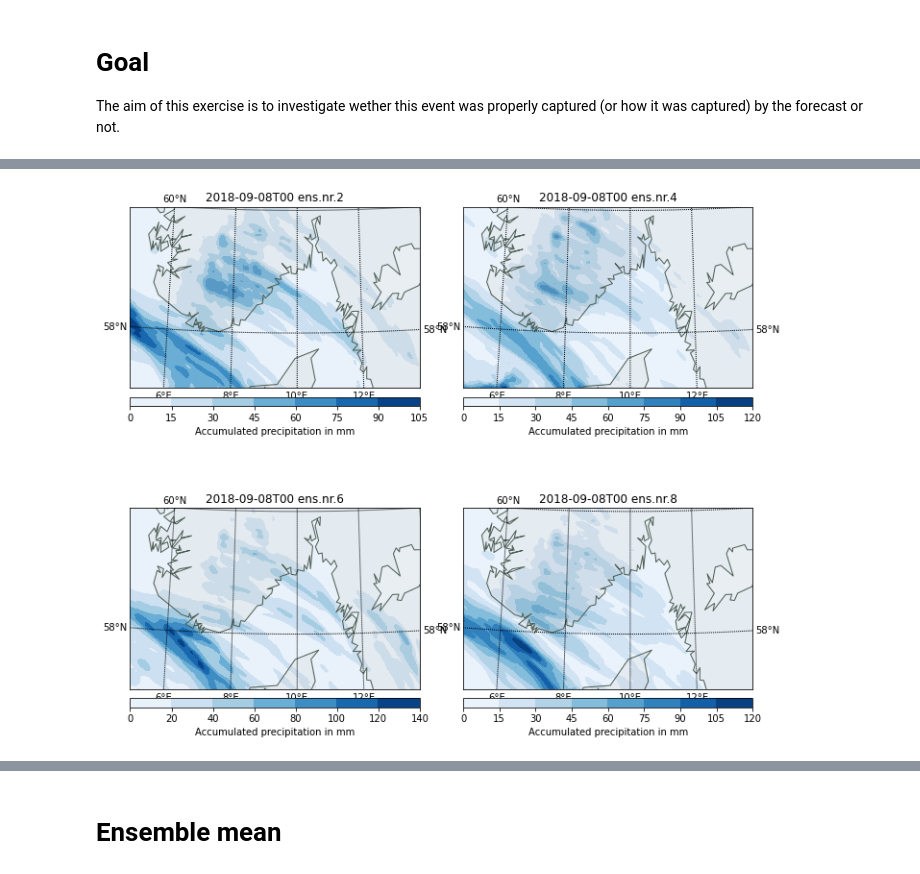
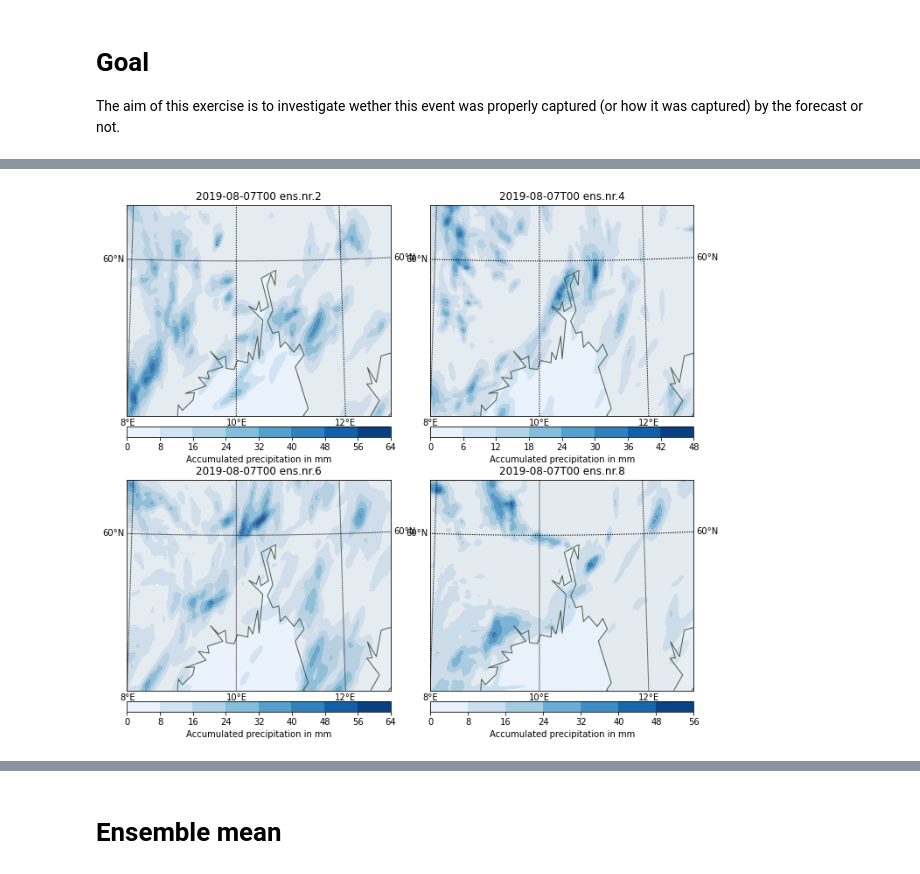
Before and after one commit to eirikngard/GEO4902, a Jupyter notebook: Precipitation_exercise.ipynb, the cells around one changed output, grey strips where cells are left out. Cells and saved outputs as stored; diff of their text form; code cells hidden in the pictures.

```diff
--- a/Precipitation_exercise.ipynb
+++ b/Precipitation_exercise.ipynb
@@ -45,10 +30,9 @@ Coordinates:
 # %%
-year =  '2018'
-day  =  '07'
-month = '09'
+year =  '2019'
+day  =  '06' #one day befor
+month = '08'
 hour_1  ='00'
 
-#url='https://thredds.met.no/thredds/dodsC/meps25epsarchive/' +year+'/'+month+'/'+day+'/meps_extracted_2_5km_'+year+month+day+'T'+hour_1+'Z.nc'
 url = 'https://thredds.met.no/thredds/dodsC/meps25epsarchive/' +year+'/'+month+'/'+day+'/meps_subset_2_5km_'+year+month+day+'T'+hour_1+'Z.nc'
-forecast_1 = xr.open_dataset(url)
-#/2018/09/07/meps_subset_2_5km_20180907T00Z.nc.html
+f = xr.open_dataset(url)
+f
@@ -70,7 +79,7 @@ ax = plt.subplot(111)
 m = Basemap(projection='stere',
             boundinglat=60, lon_0=10, lat_0=60.4,
             resolution='l',
-            llcrnrlat= 57.0, urcrnrlat=60.0, llcrnrlon=5.0, urcrnrlon=14.0)
+            llcrnrlat= 58.5, urcrnrlat=60.5, llcrnrlon=8.0, urcrnrlon=13.0)
 
 ax = plt.subplot(gs[0],aspect='equal')
 m.drawcoastlines(color='#4D5D53'); m.fillcontinents(alpha=0.2)
@@ -85,31 +94,31 @@ cbar.set_label('Accumulated precipitation in mm')
 ax = plt.subplot(gs[1],aspect='equal')
 m.drawcoastlines(color='#4D5D53'); m.fillcontinents(alpha=0.2)
 parallels = np.arange(0.,90,2); m.drawparallels(parallels,labels=[1,1,1,0],fontsize=10)
 meridians = np.arange(0.,360.,2); m.drawmeridians(meridians,labels=[0,0,0,1],latmax=80,fontsize=10)
 x, y = m(np.array(forecast_1.longitude),np.array(forecast_1.latitude))               # compute map proj coordinates.
 cs=m.contourf(x,y,np.array( forecast_1.precipitation_amount_acc[timestep_1,mlevel,memb2,:,:]),cmap=plt.cm.Blues,extemd='max')
 plt.title (np.datetime_as_string(forecast_1.time[timestep_1],unit='h')+" ens.nr."+str(memb2))
 cbar = m.colorbar(cs,location='bottom',pad="5%")
 cbar.set_label('Accumulated precipitation in mm')
 
 ax = plt.subplot(gs[2],aspect='equal')
 m.drawcoastlines(color='#4D5D53'); m.fillcontinents(alpha=0.2)
 parallels = np.arange(0.,90,2); m.drawparallels(parallels,labels=[1,1,1,0],fontsize=10)
 meridians = np.arange(0.,360.,2); m.drawmeridians(meridians,labels=[0,0,0,1],latmax=80,fontsize=10)
 x, y = m(np.array(forecast_1.longitude),np.array(forecast_1.latitude))               # compute map proj coordinates.
 cs=m.contourf(x,y,np.array( forecast_1.precipitation_amount_acc[timestep_1,mlevel,memb3,:,:]),cmap=plt.cm.Blues,extemd='max')
 plt.title (np.datetime_as_string(forecast_1.time[timestep_1],unit='h')+" ens.nr."+str(memb3))
 cbar = m.colorbar(cs,location='bottom',pad="5%")
 cbar.set_label('Accumulated precipitation in mm')
 
 ax = plt.subplot(gs[3],aspect='equal')
 m.drawcoastlines(color='#4D5D53'); m.fillcontinents(alpha=0.2)
 parallels = np.arange(0.,90,2); m.drawparallels(parallels,labels=[1,1,1,0],fontsize=10)
 meridians = np.arange(0.,360.,2); m.drawmeridians(meridians,labels=[0,0,0,1],latmax=80,fontsize=10)
 x, y = m(np.array(forecast_1.longitude),np.array(forecast_1.latitude))               # compute map proj coordinates.
 cs=m.contourf(x,y,np.array( forecast_1.precipitation_amount_acc[timestep_1,mlevel,memb4,:,:]),cmap=plt.cm.Blues,extemd='max')
 plt.title (np.datetime_as_string(forecast_1.time[timestep_1],unit='h')+" ens.nr."+str(memb4))
 cbar = m.colorbar(cs,location='bottom',pad="5%")
 cbar.set_label('Accumulated precipitation in mm')
 # %% [output]
-[figure, old version]
+[figure, new version]
```
Also changed, not shown: parts of 21 cells of this notebook.
